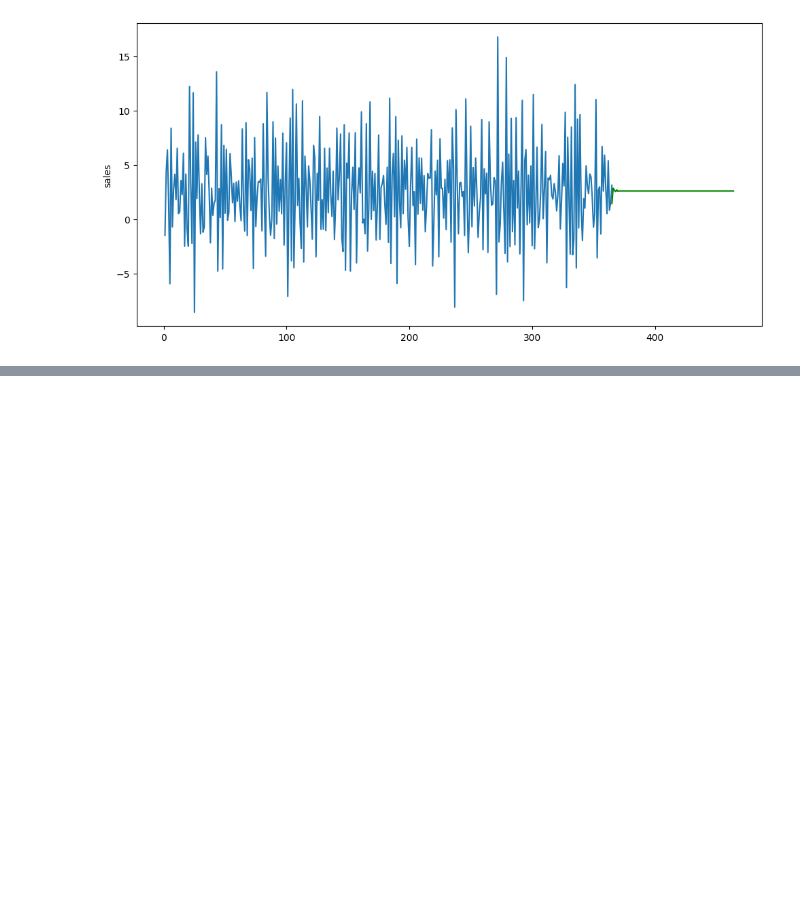
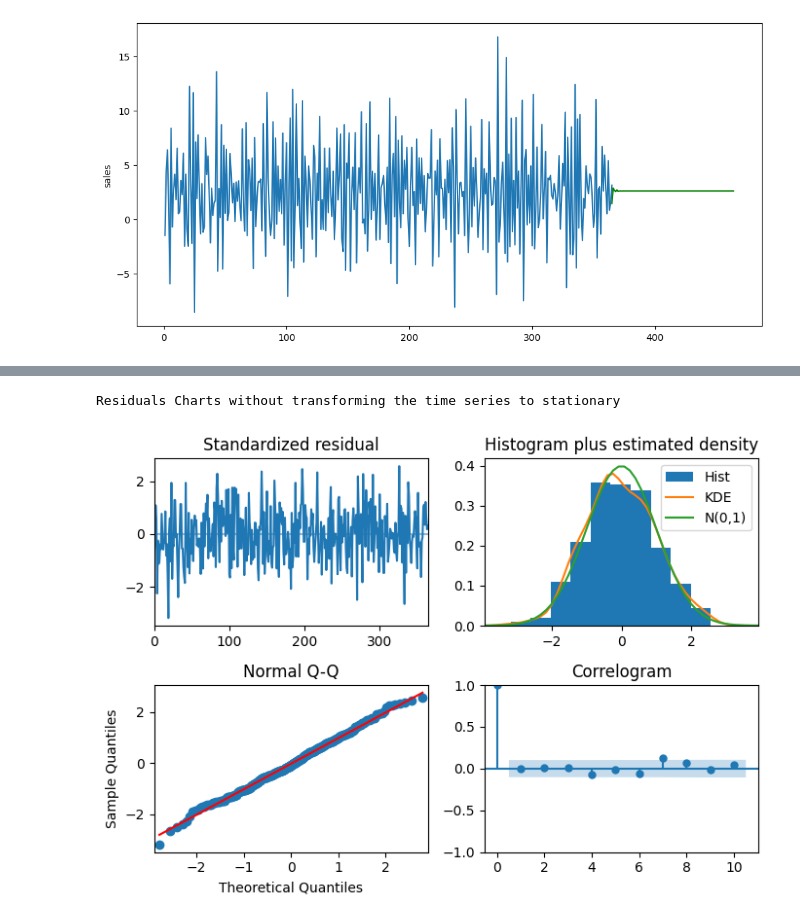
Before and after one commit to 4GeeksAcademy/Alternative-time-series_AR, a Jupyter notebook: src/explore.ipynb, the cells around one changed output, grey strips where cells are left out. Drawn from its saved outputs; the diff is of its cells as text; code cells hidden in the pictures; blank space fills up the shorter version.

```diff
--- a/src/explore.ipynb
+++ b/src/explore.ipynb
@@ -474,0 +516,3 @@ plt.show()
+# %%
+# ARIMA model without transforming the time series to stationary
+model2 = auto_arima(ts, seasonal = False, trace = True, m = 1)
@@ -474,0 +552,8 @@ plt.show()
+# %%
+print("Residuals Charts without transforming the time series to stationary")
+model2.plot_diagnostics(figsize=(7,5))
+plt.tight_layout()
+plt.show()
+# %% [output]
+Residuals Charts without transforming the time series to stationary
+[figure, added]
```
Also changed, not shown: parts of 27 cells of this notebook.
